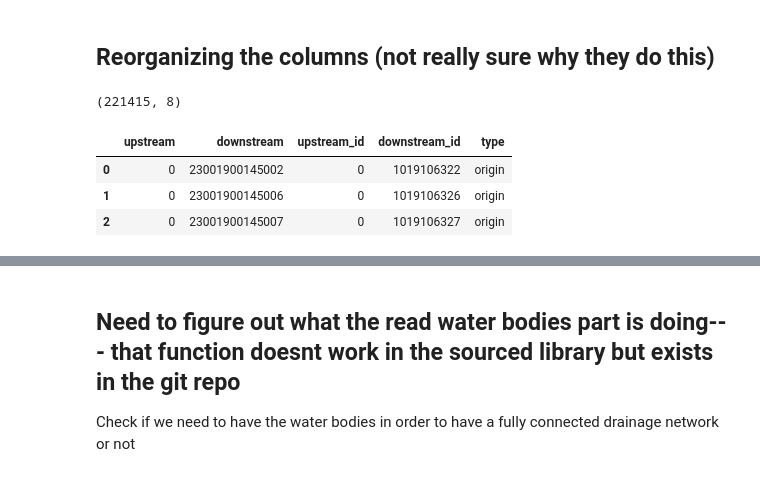
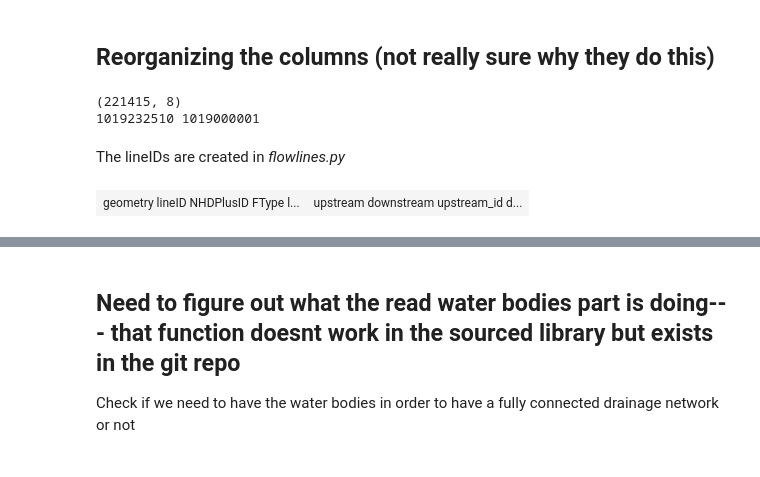
Before and after one commit to rspinti/River_bifurcation, a Jupyter notebook: Rachel_Workflow.ipynb, the cells around one changed output, grey strips where cells are left out. Saved outputs shown, nothing was run; the diff lists cells and outputs as text; code cells hidden in the pictures.

```diff
--- a/Rachel_Workflow.ipynb
+++ b/Rachel_Workflow.ipynb
@@ -134,19 +134,34 @@ flowlines= flowlines[["geometry",
                 "streamorder"]]
 print(flowlines.shape)
 #print(max(flowlines['NHDPlusID']), min(flowlines['NHDPlusID']))
-#print(max(flowlines['lineID']), min(flowlines['lineID']))
+print(max(flowlines['lineID']), min(flowlines['lineID']))
 # %% [output]
 (221415, 8)
+1019232510 1019000001
+# %% [markdown]
+The lineIDs are created in *flowlines.py*
 # %%
+from IPython.core.display import HTML
+
+def multi_table(table_list):
+    ''' Acceps a list of IpyTable objects and returns a table which contains each IpyTable in a cell
+    '''
+    return HTML(
+        '<table><tr style="background-color:white;">' +
+        ''.join(['<td>' + table._repr_html_() + '</td>' for table in table_list]) +
+        '</tr></table>'
+    )
+
 # Calculate lineIDs to be unique across the regions
 #LC - .loc Accesses a group of rows and columns by label(s) or a boolean array
 flowlines["lineID"] += huc_id
+# flowlines.head(3)
+
 # Set updated lineIDs with the HUC4 prefix
 joins.loc[joins.upstream_id != 0, "upstream_id"] += huc_id
 joins.loc[joins.downstream_id != 0, "downstream_id"] += huc_id
-joins.head(3)
+# joins.head(3)
+
+multi_table([flowlines.head(3), joins.head(3)])
 # %% [output]
-|  | upstream | downstream | upstream_id | downstream_id | type |
-| 0 | 0 | 23001900145002 | 0 | 1019106322 | origin |
-| 1 | 0 | 23001900145006 | 0 | 1019106326 | origin |
-| 2 | 0 | 23001900145007 | 0 | 1019106327 | origin |
+| geometry lineID NHDPlusID FType l... | upstream downstream upstream_id d... |
```
Also changed, not shown: parts of 7 cells of this notebook, 3 other files.
